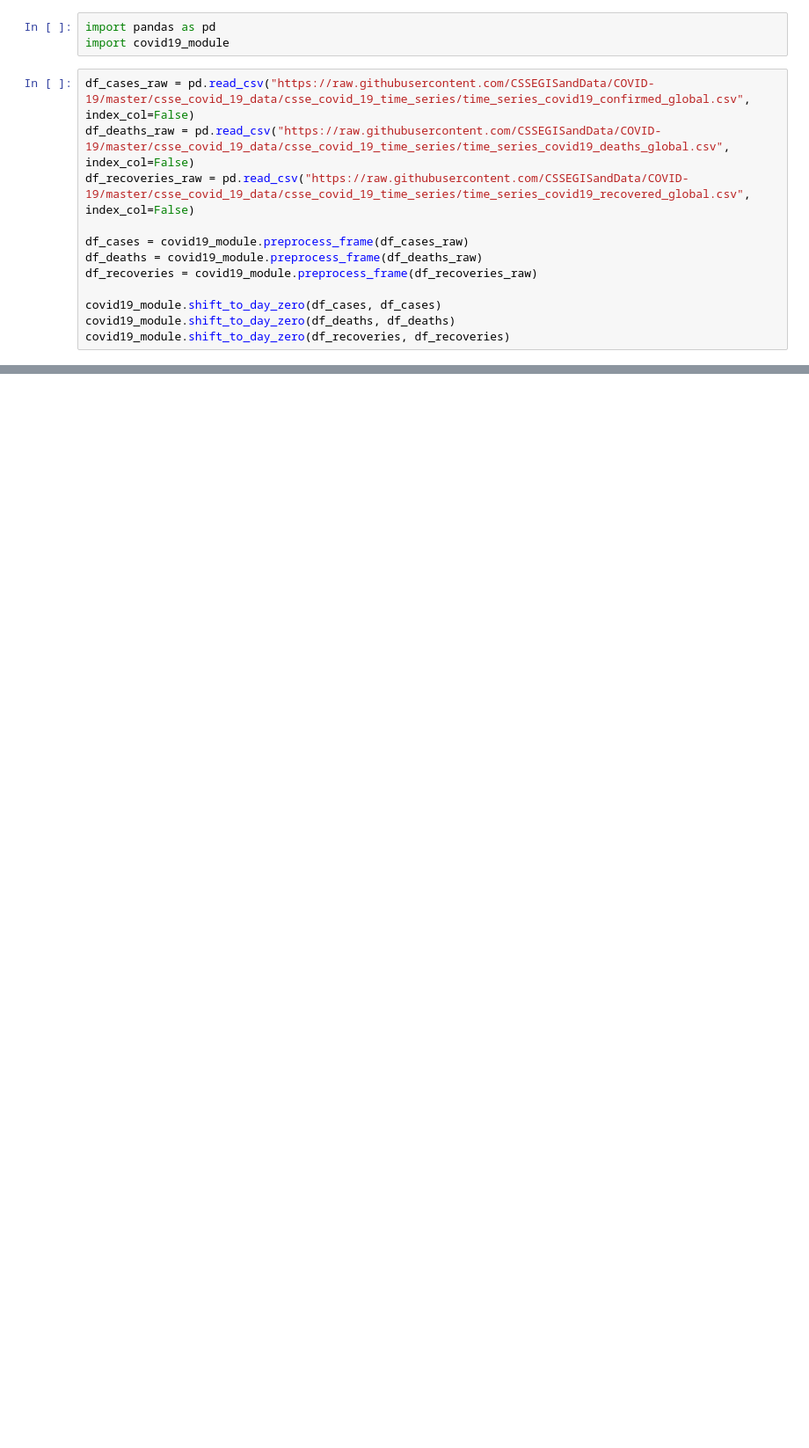
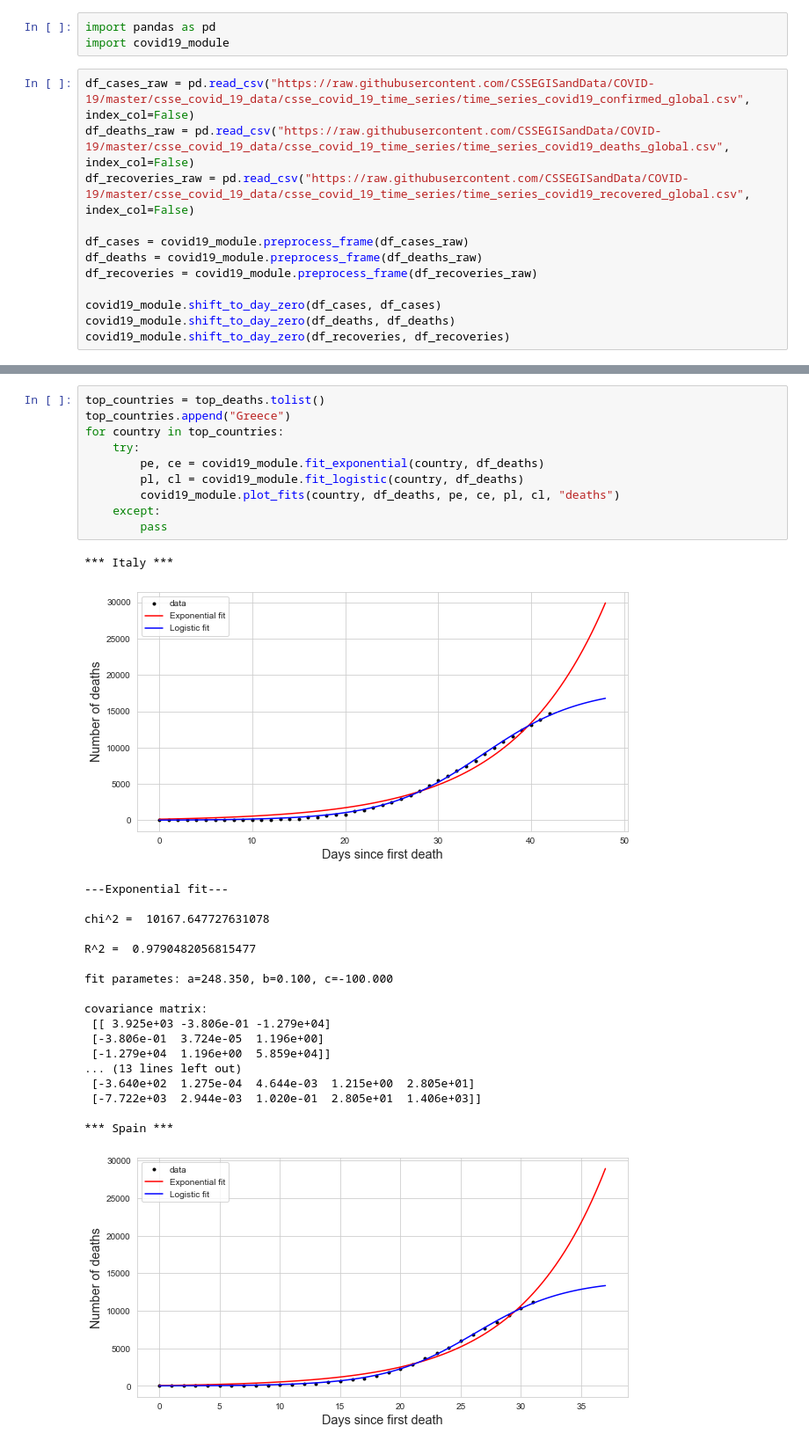
Before and after one commit to MenelaosT/covid-20, a Jupyter notebook: cov.ipynb, the cells around one changed output, grey strips where cells are left out. Shown at 88% size. Saved outputs shown, nothing was run; the diff lists cells and outputs as text; blank space fills up the shorter version.

```diff
--- a/cov.ipynb
+++ b/cov.ipynb
@@ -27,0 +152,31 @@ covid19_module.plot_growth(df_deaths, top_deaths, "deaths")
+# %%
+top_countries = top_deaths.tolist()
+top_countries.append("Greece")
+for country in top_countries:
+    try:
+        pe, ce = covid19_module.fit_exponential(country, df_deaths)
+        pl, cl = covid19_module.fit_logistic(country, df_deaths)
+        covid19_module.plot_fits(country, df_deaths, pe, ce, pl, cl, "deaths")
+    except:
+        pass
+# %% [output]
+*** Italy ***
+[figure, added]
+---Exponential fit---
+
+chi^2 =  10167.647727631078
+
+R^2 =  0.9790482056815477
+
+fit parametes: a=248.350, b=0.100, c=-100.000
+
+covariance matrix:
+ [[ 3.925e+03 -3.806e-01 -1.279e+04]
+ [-3.806e-01  3.724e-05  1.196e+00]
+ [-1.279e+04  1.196e+00  5.859e+04]]
+... (13 lines left out)
+ [-3.640e+02  1.275e-04  4.644e-03  1.215e+00  2.805e+01]
+ [-7.722e+03  2.944e-03  1.020e-01  2.805e+01  1.406e+03]]
+
+*** Spain ***
+[figure, added]
```
Also changed, not shown: parts of 4 cells of this notebook.
